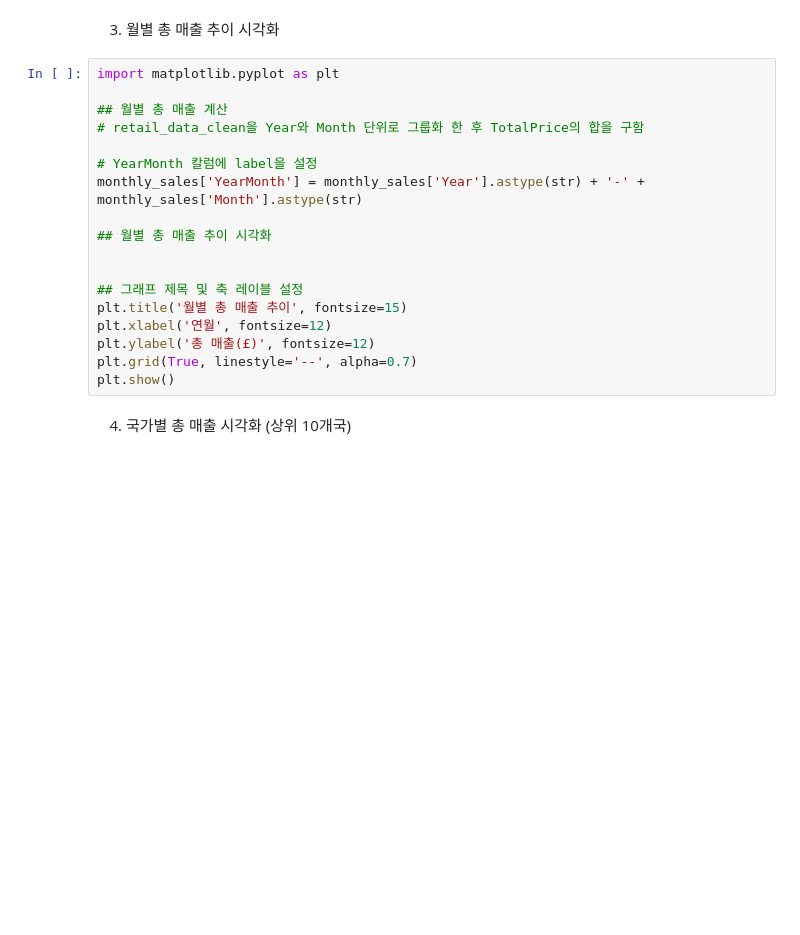
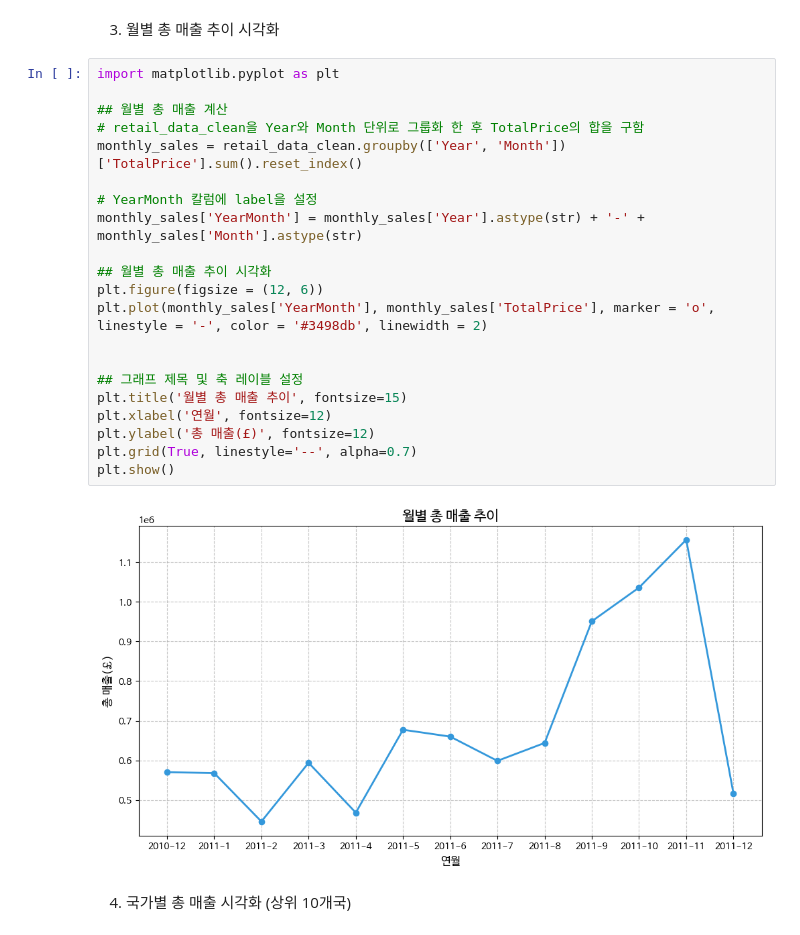
Before and after one commit to HYA6/DataAnalysis, a Jupyter notebook: OpenSourceDataAnalysis_10.ipynb, the cells around one changed output. Saved outputs shown, nothing was run; the diff lists cells and outputs as text; blank space fills up the shorter version.

```diff
--- a/OpenSourceDataAnalysis_10.ipynb
+++ b/OpenSourceDataAnalysis_10.ipynb
@@ -457,21 +495,26 @@ print(retail_data_clean.head())
 # %%
 import matplotlib.pyplot as plt
 
 ## 월별 총 매출 계산
 # retail_data_clean을 Year와 Month 단위로 그룹화 한 후 TotalPrice의 합을 구함
+monthly_sales = retail_data_clean.groupby(['Year', 'Month'])['TotalPrice'].sum().reset_index()
 
 # YearMonth 칼럼에 label을 설정
 monthly_sales['YearMonth'] = monthly_sales['Year'].astype(str) + '-' + monthly_sales['Month'].astype(str)
 
 ## 월별 총 매출 추이 시각화
+plt.figure(figsize = (12, 6))
+plt.plot(monthly_sales['YearMonth'], monthly_sales['TotalPrice'], marker = 'o', linestyle = '-', color = '#3498db', linewidth = 2)
 
 
 ## 그래프 제목 및 축 레이블 설정
 plt.title('월별 총 매출 추이', fontsize=15)
 plt.xlabel('연월', fontsize=12)
 plt.ylabel('총 매출(£)', fontsize=12)
 plt.grid(True, linestyle='--', alpha=0.7)
 plt.show()
+# %% [output]
+[figure, added]
 # %% [markdown]
 4. 국가별 총 매출 시각화 (상위 10개국)
 # %%
```
Also changed, not shown: parts of 8 cells of this notebook.
